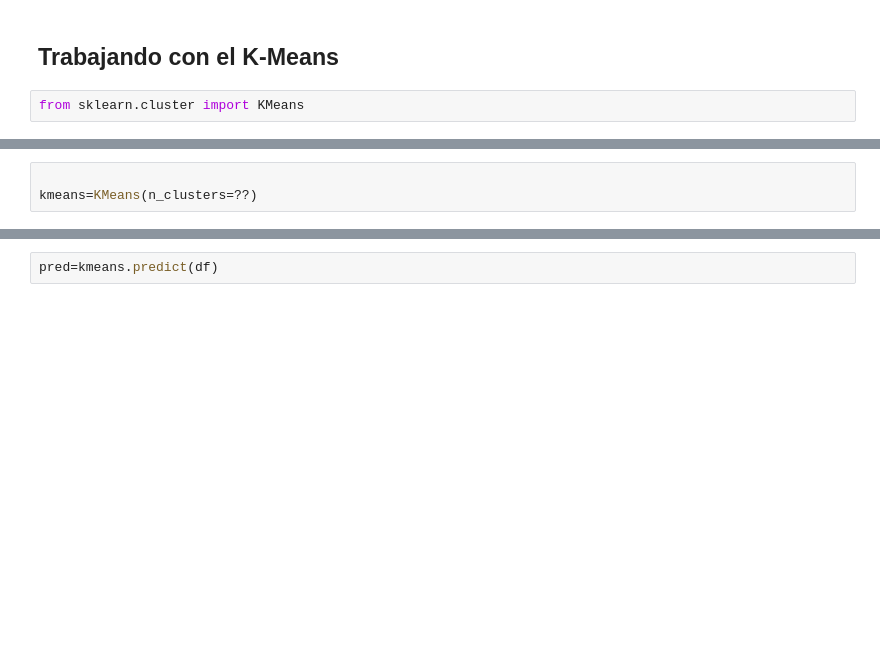
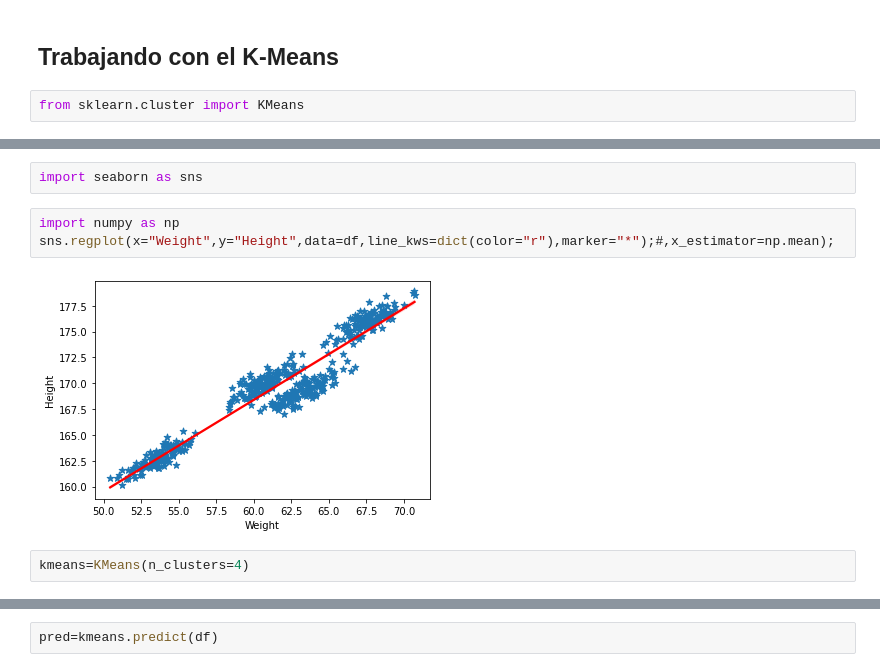
Before and after one commit to jsanz81/Bootcamp_Abril2023, a Jupyter notebook: 05_Machine_Learning/03_Aprendizaje_No_Supervisado/Cluster/Gaussian_Mixture/Gaussian_Mixture.ipynb, the cells around one changed output, grey strips where cells are left out. Drawn from its saved outputs; the diff is of its cells as text; blank space fills up the shorter version.

```diff
--- a/05_Machine_Learning/03_Aprendizaje_No_Supervisado/Cluster/Gaussian_Mixture/Gaussian_Mixture.ipynb
+++ b/05_Machine_Learning/03_Aprendizaje_No_Supervisado/Cluster/Gaussian_Mixture/Gaussian_Mixture.ipynb
@@ -13,5 +31,11 @@ df.head()
+# %%
+import seaborn as sns
+# %%
+import numpy as np
+sns.regplot(x="Weight",y="Height",data=df,line_kws=dict(color="r"),marker="*");#,x_estimator=np.mean);
+# %% [output]
+[figure, added]
 # %%
-
-kmeans=KMeans(n_clusters=??)
+kmeans=KMeans(n_clusters=4)
 # %%
 kmeans.fit(df)
```
Also changed, not shown: parts of 33 cells of this notebook.
